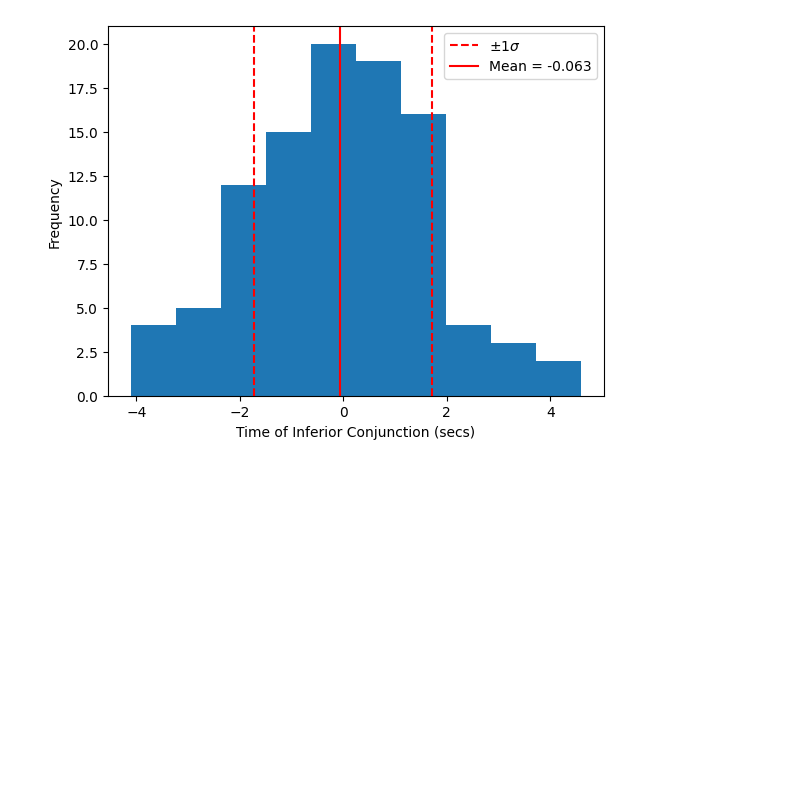
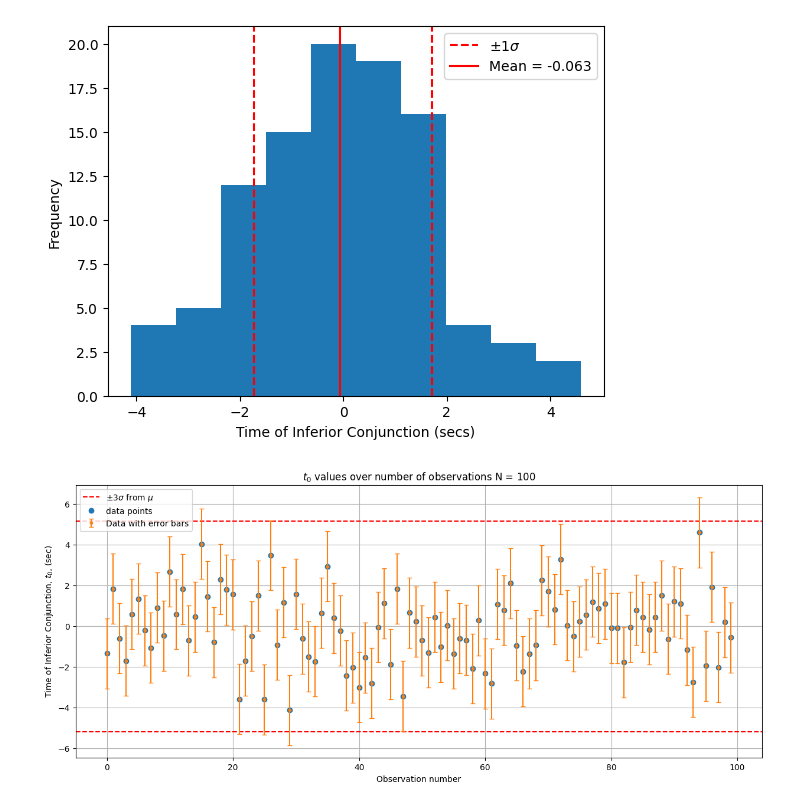
Before and after one commit to liamhall64/Habitable-Exomoons-2, a Jupyter notebook: Light_Curve_Simulations_Earth.ipynb, the cells around one changed output. Cells and saved outputs as stored; diff of their text form; code cells hidden in the pictures; blank space fills up the shorter version.

```diff
--- a/Light_Curve_Simulations_Earth.ipynb
+++ b/Light_Curve_Simulations_Earth.ipynb
@@ -223,6 +223,6 @@ plt.show()
 [figure]
 # %%
 t0_list_sec = [t*u.day.to(u.s) for t in t0_list]
-std = np.std(t0_list_sec)
+std = np.std(t0_list_sec)*u.s
 print(std)
 # %% [output]
@@ -239,3 +239,18 @@ plt.legend()
 # %% [output]
 <matplotlib.legend.Legend at 0x...>
 [figure]
+# %%
+plt.figure(figsize=(15, 6))
+
+plt.axhline(3*std.value, c = 'r', linestyle = '--', label = '$\pm3\sigma$ from $\mu$')
+plt.axhline(3*-std.value, c = 'r', linestyle = '--')
+plt.plot(range(len(t0_list_sec)), t0_list_sec, 'o', label = 'data points')
+plt.errorbar(range(len(t0_list_sec)), t0_list_sec, yerr = std.value, fmt = '.', capsize = 3, label = 'Data with error bars')
+plt.legend()
+
+plt.xlabel('Observation number')
+plt.ylabel('Time of Inferior Conjunction, $t_0$, (sec)')
+plt.title(f'$t_0$ values over number of observations N = {len(t0_list_sec)}')
+plt.grid()
+# %% [output]
+[figure, added]
```
Also changed, not shown: parts of 2 cells of this notebook.
